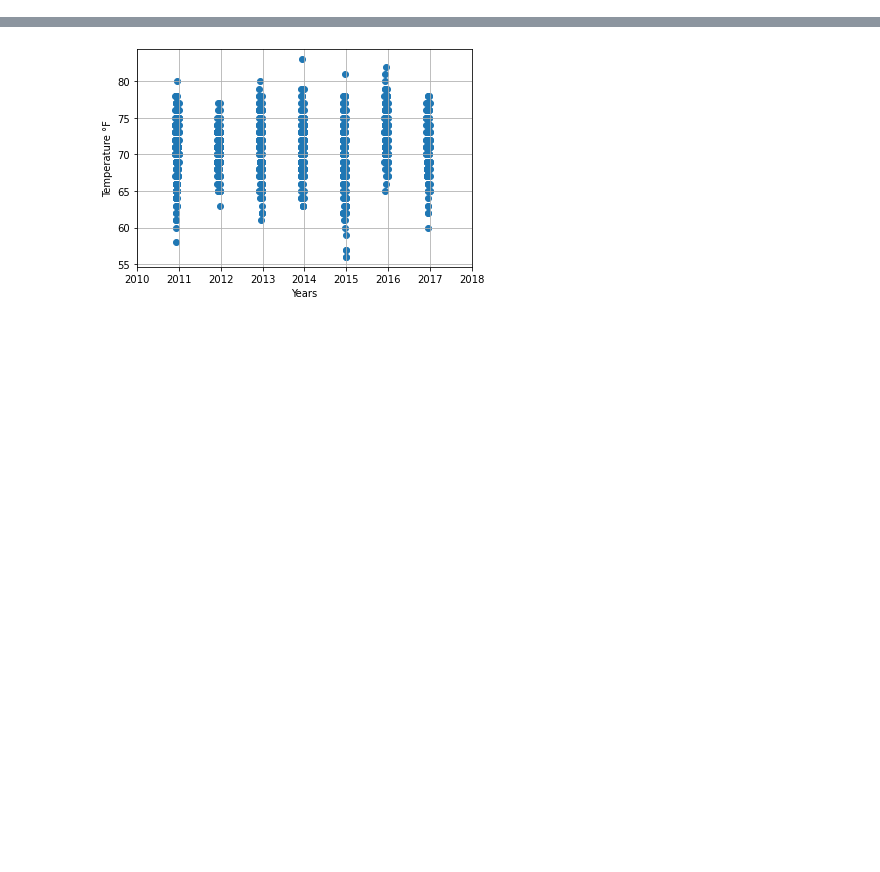
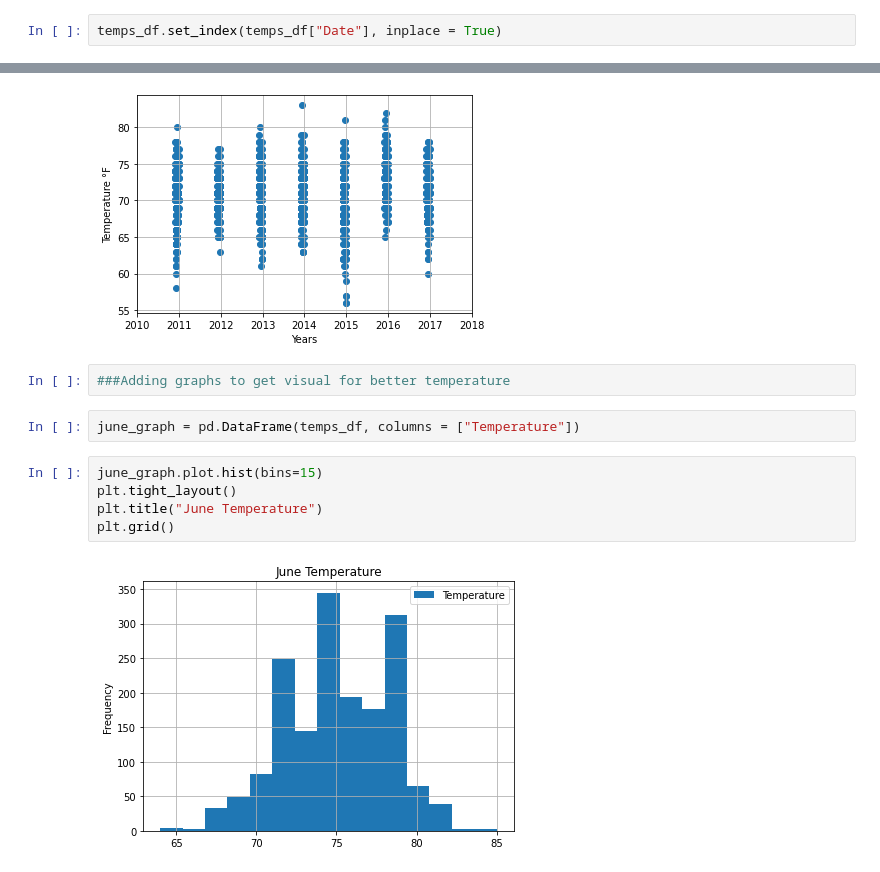
Before and after one commit to oscarpena96/SurfsUp, a Jupyter notebook: SurfsUp_Challenge.ipynb, the cells around one changed output, grey strips where cells are left out. Drawn from its saved outputs; the diff is of its cells as text; blank space fills up the shorter version.

Commit message:
adding images

```diff
--- a/SurfsUp_Challenge.ipynb
+++ b/SurfsUp_Challenge.ipynb
@@ -79,0 +62,2 @@ temps_df
+# %%
+temps_df.set_index(temps_df["Date"], inplace = True)
@@ -128,3 +126,14 @@ plt.xlim(pd.to_datetime("2010-01-01"), pd.to_datetime("2018-01-01"))
 # %% [output]
 (14610.0, 17532.0)
 [figure]
+# %%
+###Adding graphs to get visual for better temperature
+# %%
+june_graph = pd.DataFrame(temps_df, columns = ["Temperature"])
+# %%
+june_graph.plot.hist(bins=15)
+plt.tight_layout()
+plt.title("June Temperature")
+plt.grid()
+# %% [output]
+[figure, added]
```
Also changed, not shown: parts of 19 cells of this notebook, 6 other files.
